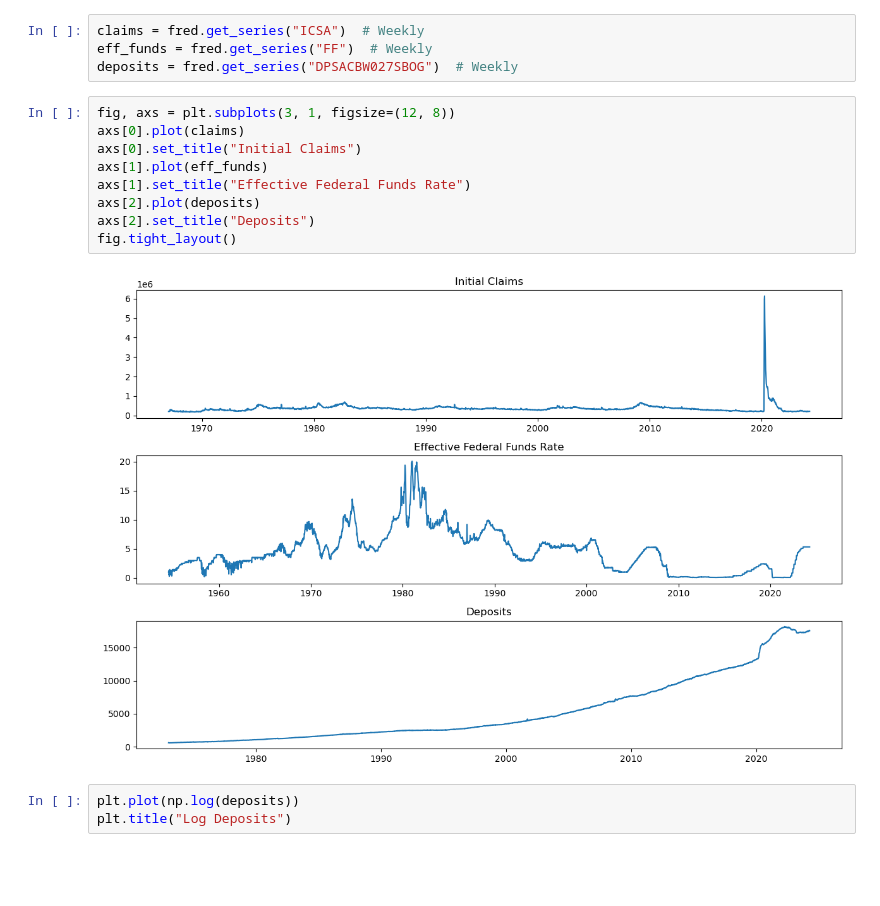
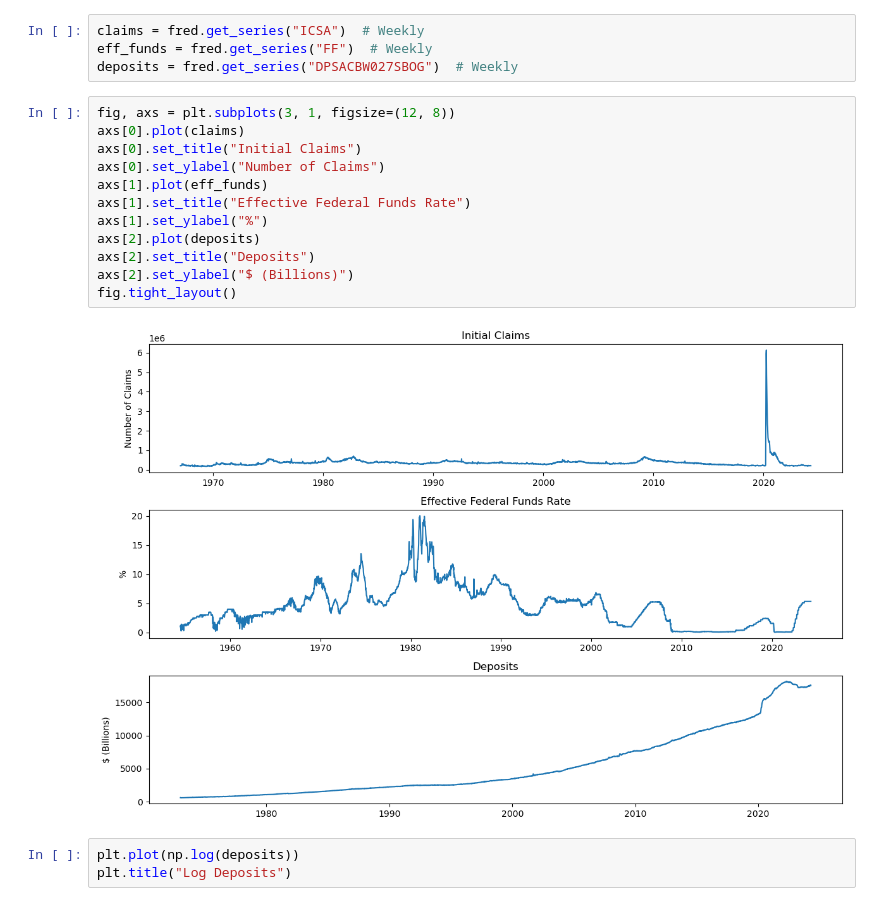
Before and after one commit to evanglas/forecasting-project, a Jupyter notebook: michael.ipynb, the cells around one changed output. Drawn from its saved outputs; the diff is of its cells as text; blank space fills up the shorter version.

```diff
--- a/michael.ipynb
+++ b/michael.ipynb
@@ -459,14 +459,17 @@ deposits = fred.get_series("DPSACBW027SBOG")  # Weekly
 # %%
 fig, axs = plt.subplots(3, 1, figsize=(12, 8))
 axs[0].plot(claims)
 axs[0].set_title("Initial Claims")
+axs[0].set_ylabel("Number of Claims")
 axs[1].plot(eff_funds)
 axs[1].set_title("Effective Federal Funds Rate")
+axs[1].set_ylabel("%")
 axs[2].plot(deposits)
 axs[2].set_title("Deposits")
+axs[2].set_ylabel("$ (Billions)")
 fig.tight_layout()
 # %% [output]
-[figure, old version]
+[figure, new version]
 # %%
 plt.plot(np.log(deposits))
 plt.title("Log Deposits")
```
Also changed, not shown: parts of 10 cells of this notebook, 1 other file.
